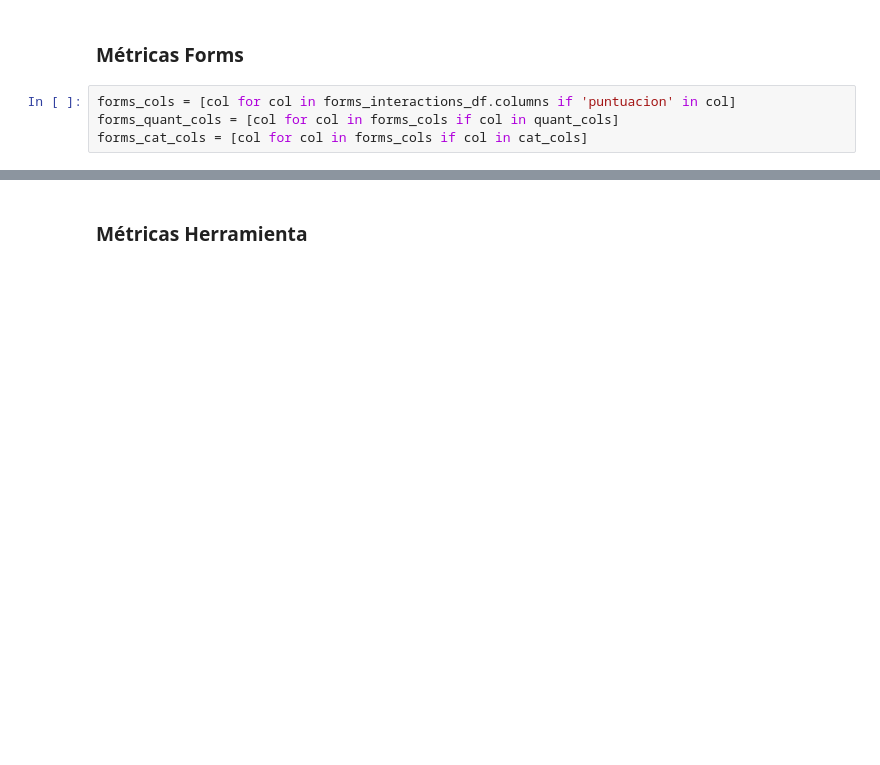
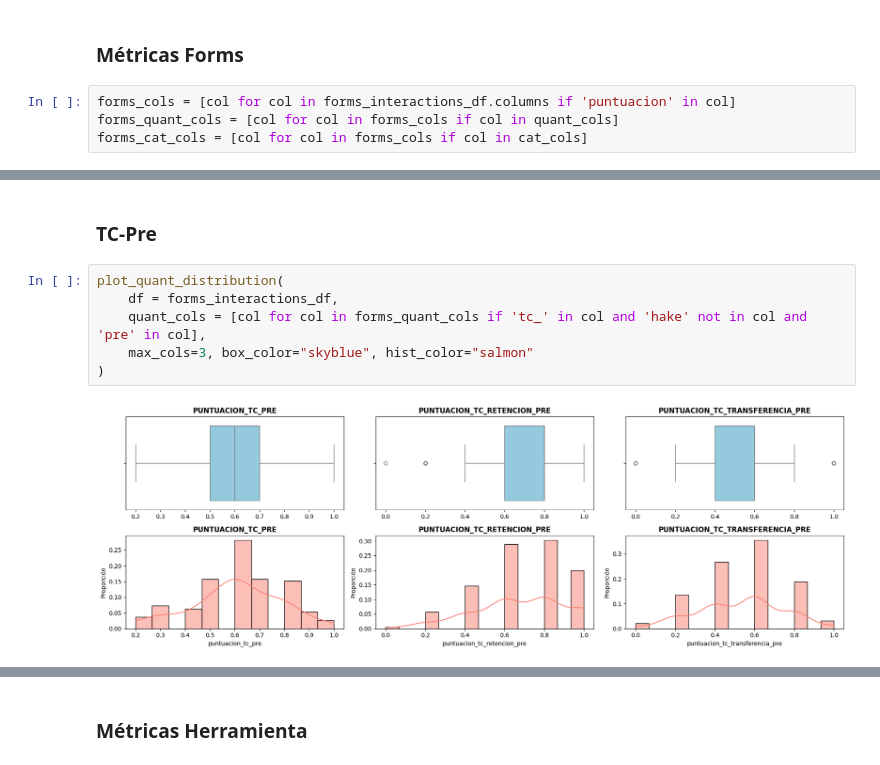
Before and after one commit to IBiDat/va-educational-impact, a Jupyter notebook: src/notebooks/educational_impact/educational_impact_analysis.ipynb, the cells around one changed output, grey strips where cells are left out. Cells and saved outputs as stored; diff of their text form; blank space fills up the shorter version.

```diff
--- a/src/notebooks/educational_impact/educational_impact_analysis.ipynb
+++ b/src/notebooks/educational_impact/educational_impact_analysis.ipynb
@@ -358,0 +439,10 @@ plot_quant_distribution(
+# %% [markdown]
+### TC-Pre
+# %%
+plot_quant_distribution(
+    df = forms_interactions_df,
+    quant_cols = [col for col in forms_quant_cols if 'tc_' in col and 'hake' not in col and 'pre' in col],
+    max_cols=3, box_color="skyblue", hist_color="salmon"
+)
+# %% [output]
+[figure, added]
```
Also changed, not shown: parts of 45 cells of this notebook, 2 other files.
